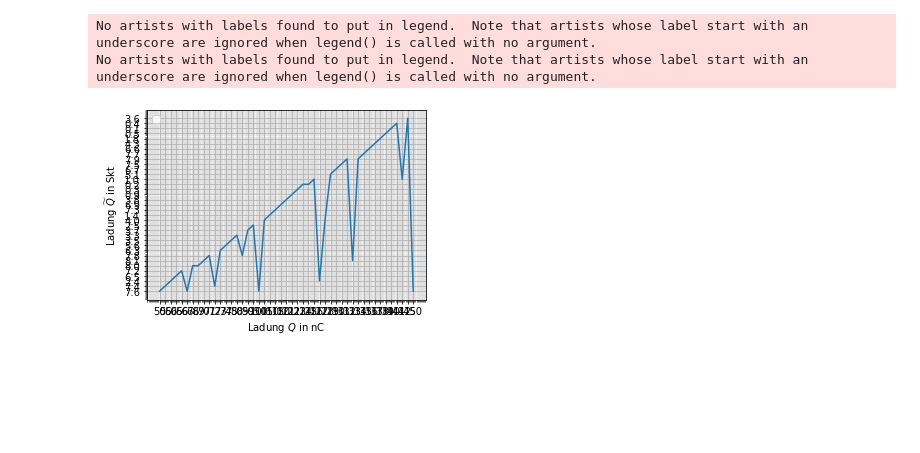
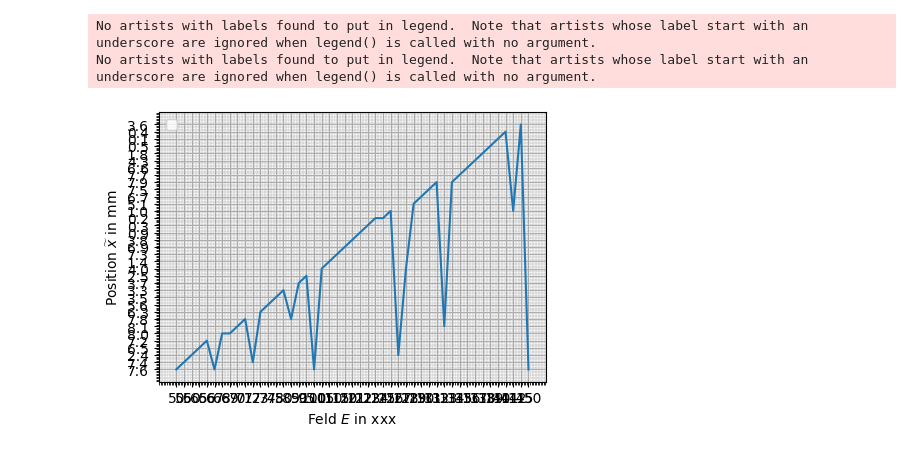
Before and after one commit to CVC97/ExPhy-III-Praktikum, a Jupyter notebook: 19_Mikrowellen.ipynb, the cells around one changed output. Saved outputs shown, nothing was run; the diff lists cells and outputs as text; code cells hidden in the pictures; blank space fills up the shorter version.

```diff
--- a/19_Mikrowellen.ipynb
+++ b/19_Mikrowellen.ipynb
@@ -4,7 +4,7 @@ import matplotlib.pyplot as plt
 from scipy import optimize
 import pandas as pd
 # %%
-V1_1 = pd.read_csv('./V1_1.csv', sep = ',', skipinitialspace = True)
+V1_1 = pd.read_csv('./19_data/V1_1.csv', sep = ',', skipinitialspace = True)
 
 V1_1_x = V1_1['pos'].str.strip().drop(index = 0).dropna(axis = 'index')
 V1_1_E = V1_1['E'].str.strip().drop(index = 0).dropna(axis = 'index')
@@ -16,23 +16,23 @@ V1_1_E = V1_1['E'].str.strip().drop(index = 0).dropna(axis = 'index')
 # %%
 fig, ax = plt.subplots(figsize=(5,3.5))
 
 
 
 
 #ax.set_title(r'Korrigierte Steigungen $mr^2$ für variierte Kugelradien')
-ax.set_xlabel(r'Ladung $Q$ in nC')
-ax.set_ylabel(r'Ladung $\widetilde{Q}$ in Skt')
+ax.set_xlabel(r'Feld $E$ in xxx')
+ax.set_ylabel(r'Position $\widetilde{x}$ in mm')
 ax.grid()
 ax.grid(which='minor', color='#999999', alpha=0.2, linestyle='-')
 ax.minorticks_on()
 #ax.errorbar(Q, Q_tilde, Q_tilde_err, xerr = Q_err, fmt='.', color = 'black', alpha = 0.75, linewidth=1, ecolor="black", capsize=3, label = 'Messwerte mit Fehlerbalken')
 #ax.plot(xplot, xplot*params_gamma[0]+params_gamma[1],  color = 'red', alpha = 0.75, linewidth=1.5, label = 'lineare Regression', linestyle = '--')
 ax.plot(V1_1_x, V1_1_E)
 ax.legend()
 ax.legend(loc="upper left")
 plt.savefig('./19_Mikrowellen/V1_1.pgf', facecolor = 'white', bbox_inches='tight')
 plt.show()
 # %% [output]
 No artists with labels found to put in legend.  Note that artists whose label start with an underscore are ignored when legend() is called with no argument.
 No artists with labels found to put in legend.  Note that artists whose label start with an underscore are ignored when legend() is called with no argument.
-[figure, old version]
+[figure, new version]
```
Also changed, not shown: 3 other files.
